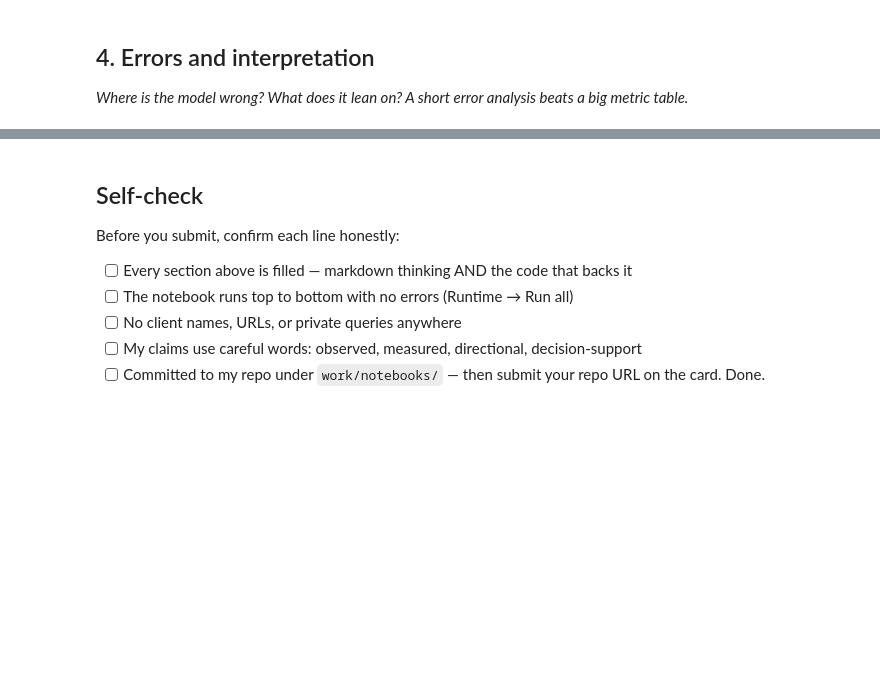
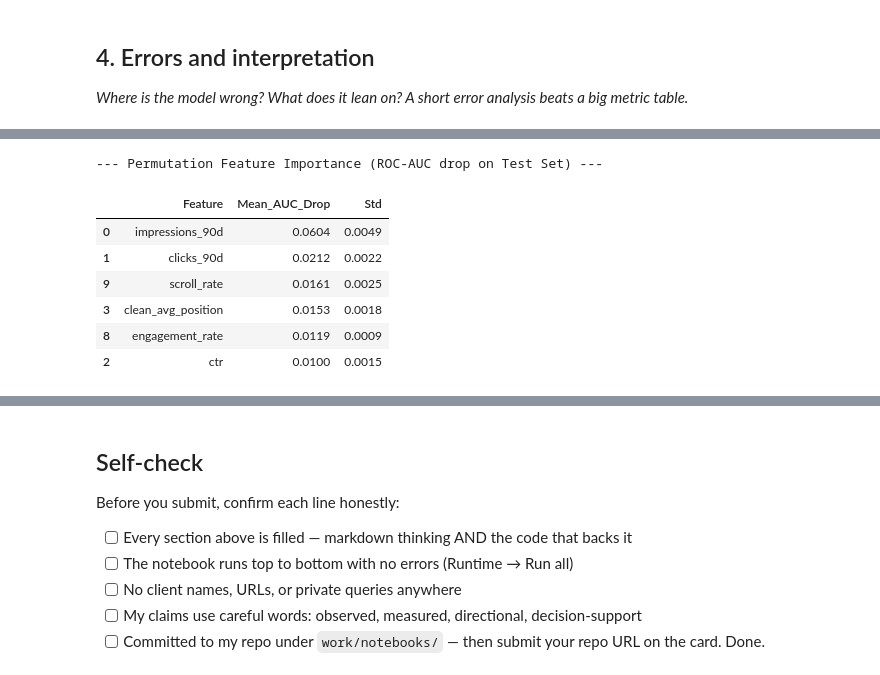
Before and after one commit to mubashir-dev751/starter, a Jupyter notebook: work/notebooks/w05_model.ipynb, the cells around one changed output, grey strips where cells are left out. Cells and saved outputs as stored; diff of their text form; code cells hidden in the pictures; blank space fills up the shorter version.

```diff
--- a/work/notebooks/w05_model.ipynb
+++ b/work/notebooks/w05_model.ipynb
@@ -36,0 +225,24 @@ This skeleton is yours to fill. Work the sections **in order** — each one has
+# %%
+# Permutation Importance on Test Set
+perm_importance = permutation_importance(
+    rf_pipeline, test_df[features], test_df[target],
+    scoring='roc_auc', n_repeats=10, random_state=42, n_jobs=-1
+)
+
+importance_df = pd.DataFrame({
+    'Feature': features,
+    'Mean_AUC_Drop': perm_importance.importances_mean,
+    'Std': perm_importance.importances_std
+}).sort_values(by='Mean_AUC_Drop', ascending=False)
+
+print("--- Permutation Feature Importance (ROC-AUC drop on Test Set) ---")
+display(importance_df.head(6).round(4))
+# %% [output]
+--- Permutation Feature Importance (ROC-AUC drop on Test Set) ---
+|  | Feature | Mean_AUC_Drop | Std |
+| 0 | impressions_90d | 0.0604 | 0.0049 |
+| 1 | clicks_90d | 0.0212 | 0.0022 |
+| 9 | scroll_rate | 0.0161 | 0.0025 |
+| 3 | clean_avg_position | 0.0153 | 0.0018 |
+| 8 | engagement_rate | 0.0119 | 0.0009 |
+| 2 | ctr | 0.0100 | 0.0015 |
```
Also changed, not shown: parts of 11 cells of this notebook.
